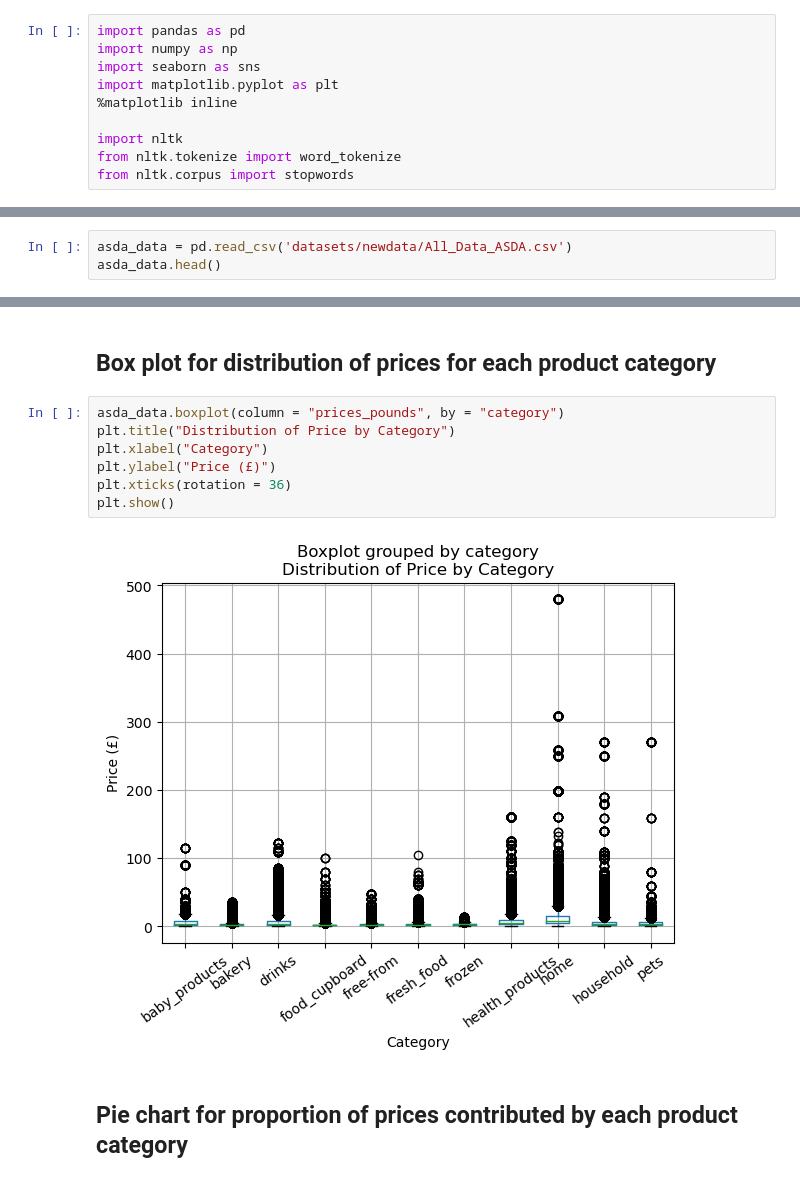
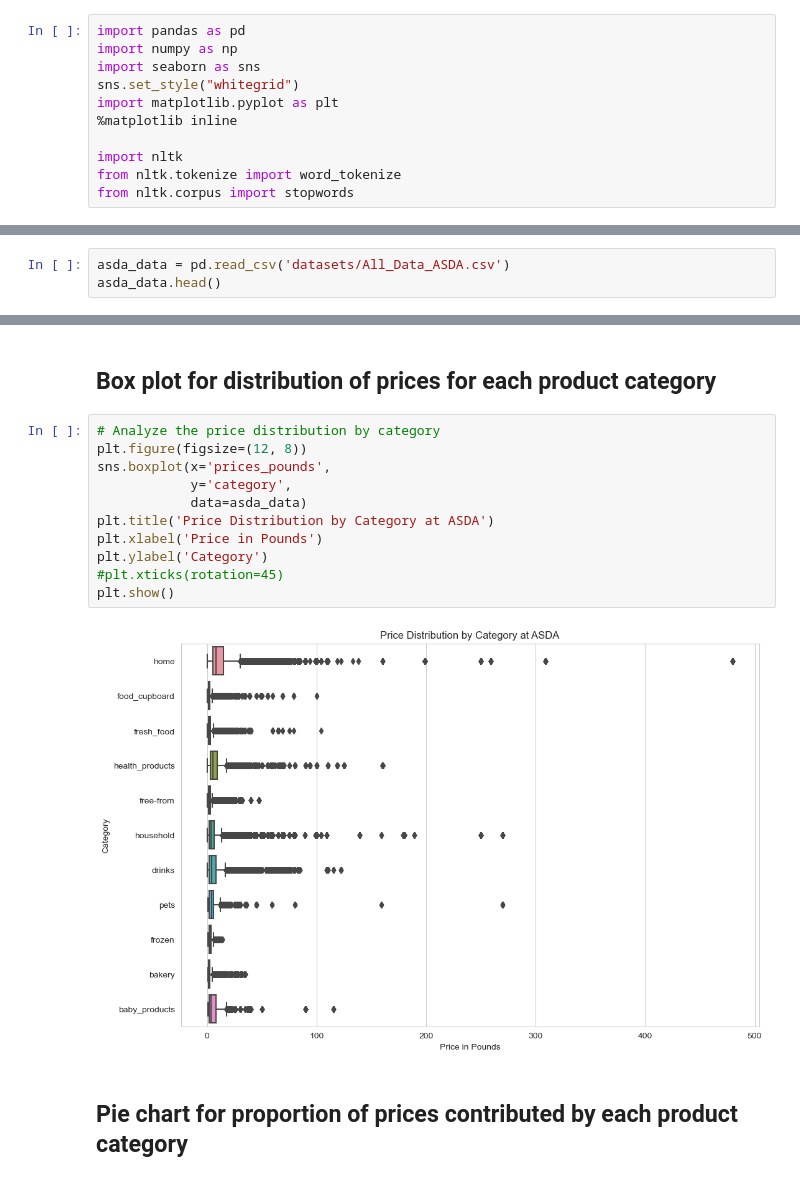
Before and after one commit to purvij07/Revenue-Prediction-Customer-Analytics-for-Supermarket-Data, a Jupyter notebook: code/ASDA_dataset.ipynb, the cells around one changed output, grey strips where cells are left out. Saved outputs shown, nothing was run; the diff lists cells and outputs as text.

Commit message:
Changes made to all the files
Added new visualizations and re-categorization has been done wrt 'drinks' category

```diff
--- a/code/ASDA_dataset.ipynb
+++ b/code/ASDA_dataset.ipynb
@@ -4,6 +4,7 @@
 import pandas as pd
 import numpy as np
 import seaborn as sns
+sns.set_style("whitegrid")
 import matplotlib.pyplot as plt
 %matplotlib inline
 
@@ -13,7 +14,7 @@ from nltk.corpus import stopwords
 # %% [markdown]
 # Loading the "ASDA" supermarket data
 # %%
-asda_data = pd.read_csv('datasets/newdata/All_Data_ASDA.csv')
+asda_data = pd.read_csv('datasets/All_Data_ASDA.csv')
 asda_data.head()
 # %% [output]
 |  | supermarket | prices_(£) | prices_unit_(£) | unit | names | date | category | own_brand |
@@ -278,14 +279,18 @@ plt.show()
 # %% [markdown]
 ## Box plot for distribution of prices for each product category
 # %%
-asda_data.boxplot(column = "prices_pounds", by = "category")
-plt.title("Distribution of Price by Category")
-plt.xlabel("Category")
-plt.ylabel("Price (£)")
-plt.xticks(rotation = 36)
+# Analyze the price distribution by category
+plt.figure(figsize=(12, 8))
+sns.boxplot(x='prices_pounds',
+            y='category',
+            data=asda_data)
+plt.title('Price Distribution by Category at ASDA')
+plt.xlabel('Price in Pounds')
+plt.ylabel('Category')
+#plt.xticks(rotation=45)
 plt.show()
 # %% [output]
-[figure, old version]
+[figure, new version]
 # %% [markdown]
 ## Pie chart for proportion of prices contributed by each product category
 # %%
```
Also changed, not shown: parts of 8 cells of this notebook, 3 other files.
